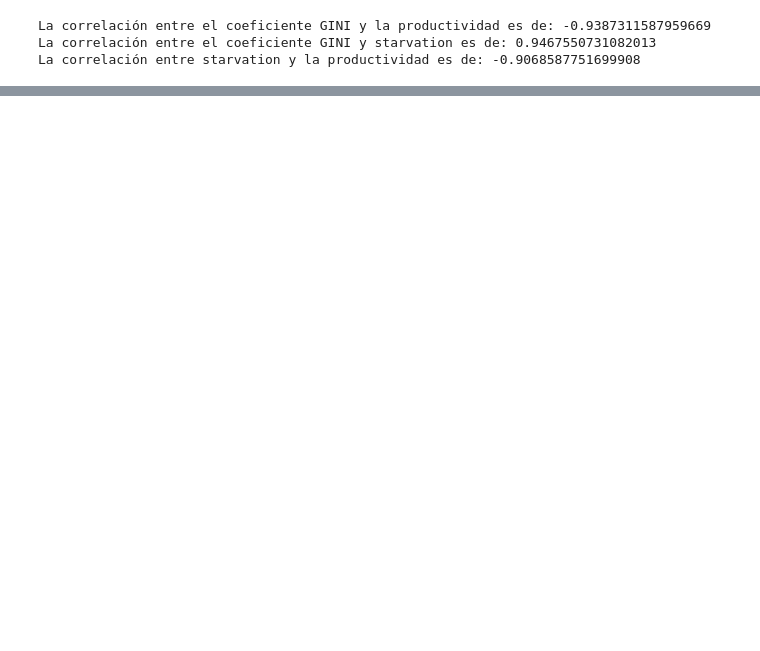
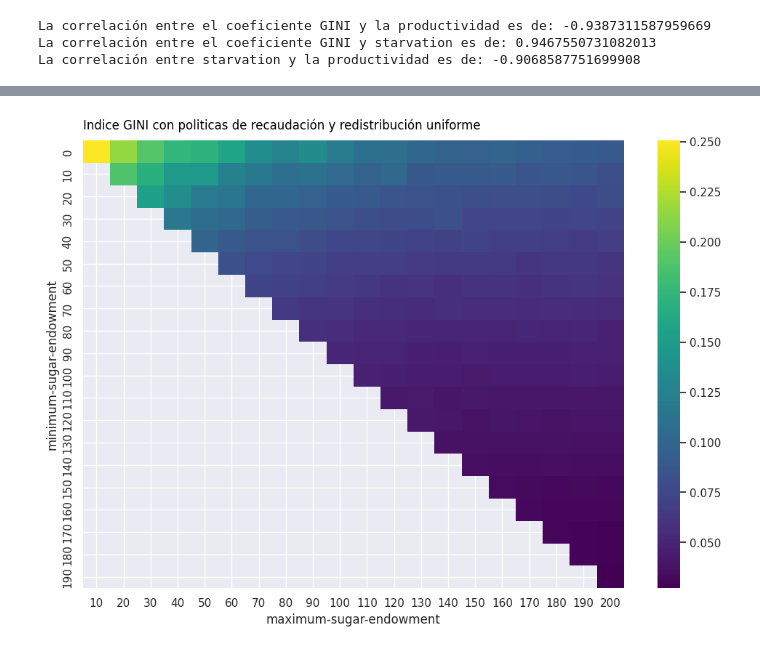
Before and after one commit to Aruroo/SugarScape, a Jupyter notebook: Analisis/AnalisisSugarScape.ipynb, the cells around one changed output, grey strips where cells are left out. Saved outputs shown, nothing was run; the diff lists cells and outputs as text; code cells hidden in the pictures; blank space fills up the shorter version.

Commit message:
add, refactor experimentos con politicas de redistribucion recaudacion

```diff
--- a/Analisis/AnalisisSugarScape.ipynb
+++ b/Analisis/AnalisisSugarScape.ipynb
@@ -333,0 +92,3 @@ plt.show()
+# %%
+df_uniforme = pd.read_csv('uniforme/Uniforme.csv')
+df_uniforme.head()
@@ -333,0 +102,3 @@ plt.show()
+# %%
+df_uniforme = limpiar_dataframe(df_uniforme)
+df_uniforme
@@ -333,0 +119,4 @@ plt.show()
+# %%
+mapa_calor(df_uniforme,"avg-gini", "Indice GINI con politicas de recaudación y redistribución uniforme","figuras/Gini uniforme.png")
+# %% [output]
+[figure, added]
```
Also changed, not shown: parts of 63 cells of this notebook, 39 other files.
